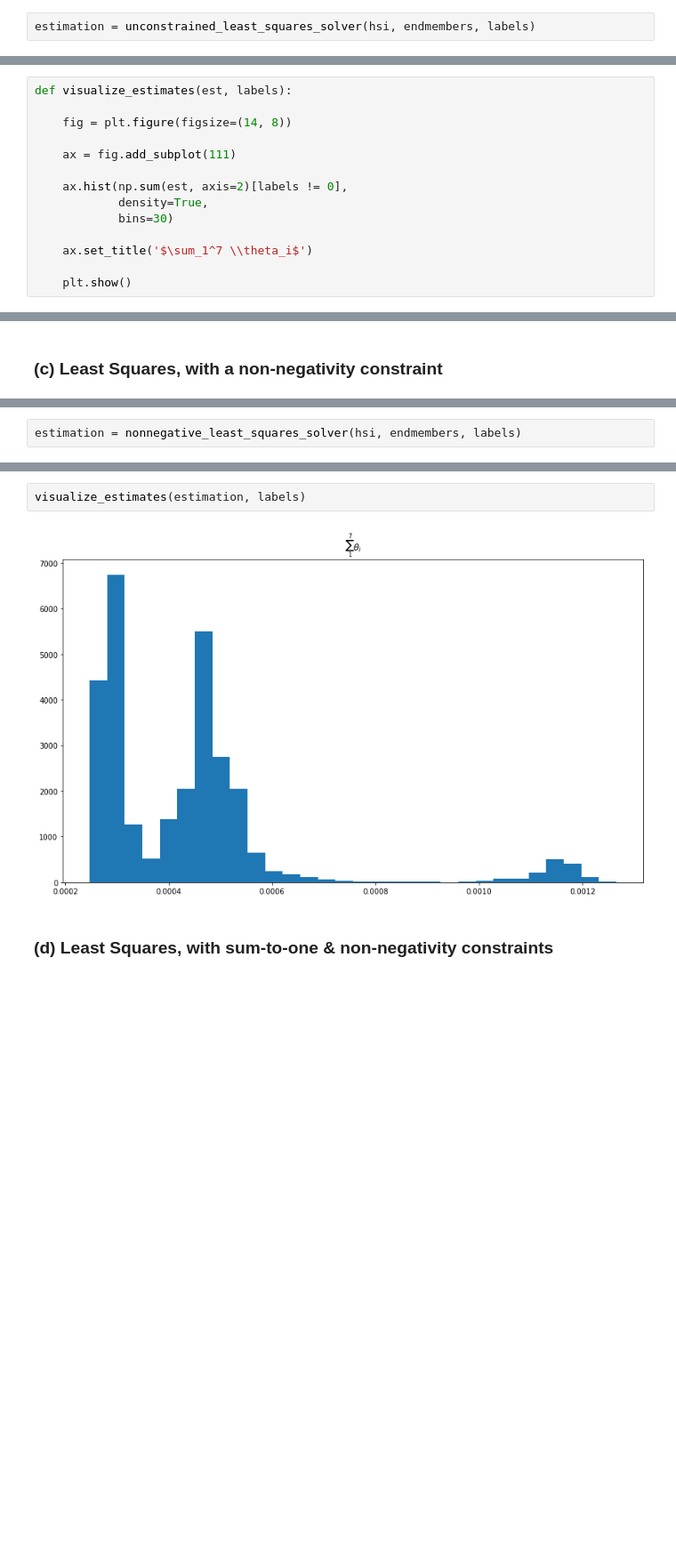
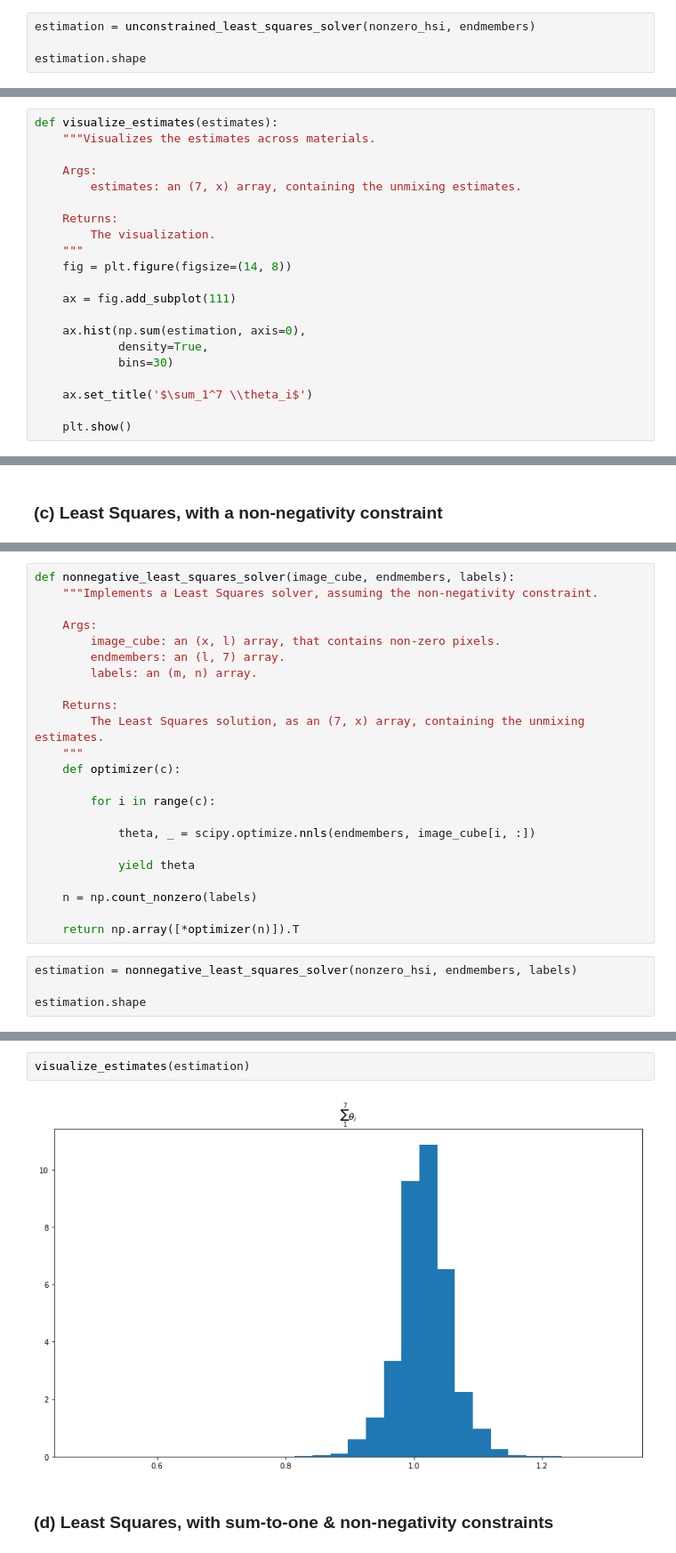
Before and after one commit to ilias-ant/hyperspectral-images, a Jupyter notebook: draft.ipynb, the cells around one changed output, grey strips where cells are left out. Shown at 89% size. Saved outputs shown, nothing was run; the diff lists cells and outputs as text; blank space fills up the shorter version.

Commit message:
[feat]: correct endmembers dataser & complete spectral unmixing

```diff
--- a/draft.ipynb
+++ b/draft.ipynb
@@ -318,4 +311,6 @@ def abundance_maps(estimates, names=endmember_names):
 # %% [markdown]
 Let's proceed with the calculations:
 # %%
-estimation = unconstrained_least_squares_solver(hsi, endmembers, labels)
+estimation = unconstrained_least_squares_solver(nonzero_hsi, endmembers)
+
+estimation.shape
@@ -336,11 +334,18 @@ abundance map per endmember/material:
 # %%
-def visualize_estimates(est, labels):
+def visualize_estimates(estimates):
+    """Visualizes the estimates across materials.
 
+    Args:
+        estimates: an (7, x) array, containing the unmixing estimates.
+
+    Returns:
+        The visualization.
+    """
     fig = plt.figure(figsize=(14, 8))
 
     ax = fig.add_subplot(111)
 
-    ax.hist(np.sum(est, axis=2)[labels != 0],
+    ax.hist(np.sum(estimation, axis=0),
             density=True,
             bins=30)
 
@@ -477,2 +457,27 @@ def nonnegative_least_squares_solver(image_cube, endmembers, labels):
+# %%
+def nonnegative_least_squares_solver(image_cube, endmembers, labels):
+    """Implements a Least Squares solver, assuming the non-negativity constraint.
+
+    Args:
+        image_cube: an (x, l) array, that contains non-zero pixels.
+        endmembers: an (l, 7) array.
+        labels: an (m, n) array.
+
+    Returns:
+        The Least Squares solution, as an (7, x) array, containing the unmixing estimates.
+    """
+    def optimizer(c):
+
+        for i in range(c):
+
+            theta, _ = scipy.optimize.nnls(endmembers, image_cube[i, :])
+
+            yield theta
+
+    n = np.count_nonzero(labels)
+
+    return np.array([*optimizer(n)]).T
 # %%
-estimation = nonnegative_least_squares_solver(hsi, endmembers, labels)
+estimation = nonnegative_least_squares_solver(nonzero_hsi, endmembers, labels)
+
+estimation.shape
@@ -493,6 +501,6 @@ abundance map per endmember/material:
 # %%
-visualize_estimates(estimation, labels)
+visualize_estimates(estimation)
 # %% [output]
-[figure, old version]
+[figure, new version]
 # %% [markdown]
 ### (d) Least Squares, with sum-to-one & non-negativity constraints
```
Also changed, not shown: parts of 56 cells of this notebook, 1 other file.
